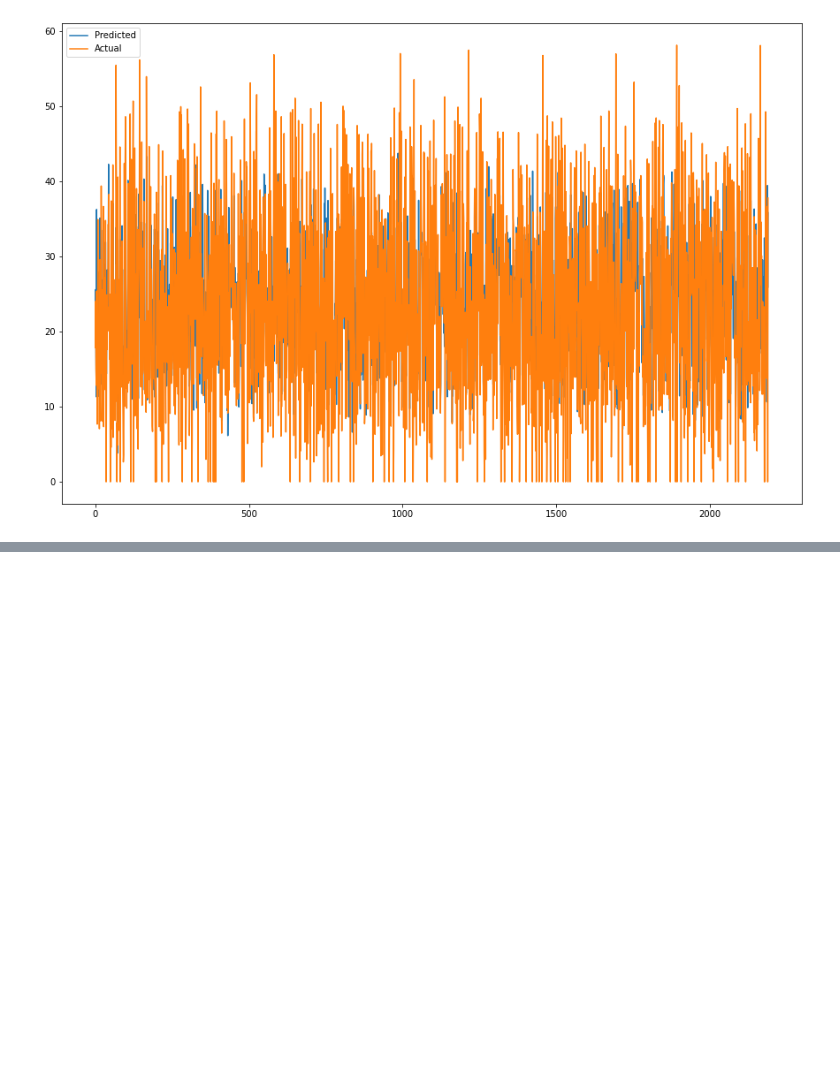
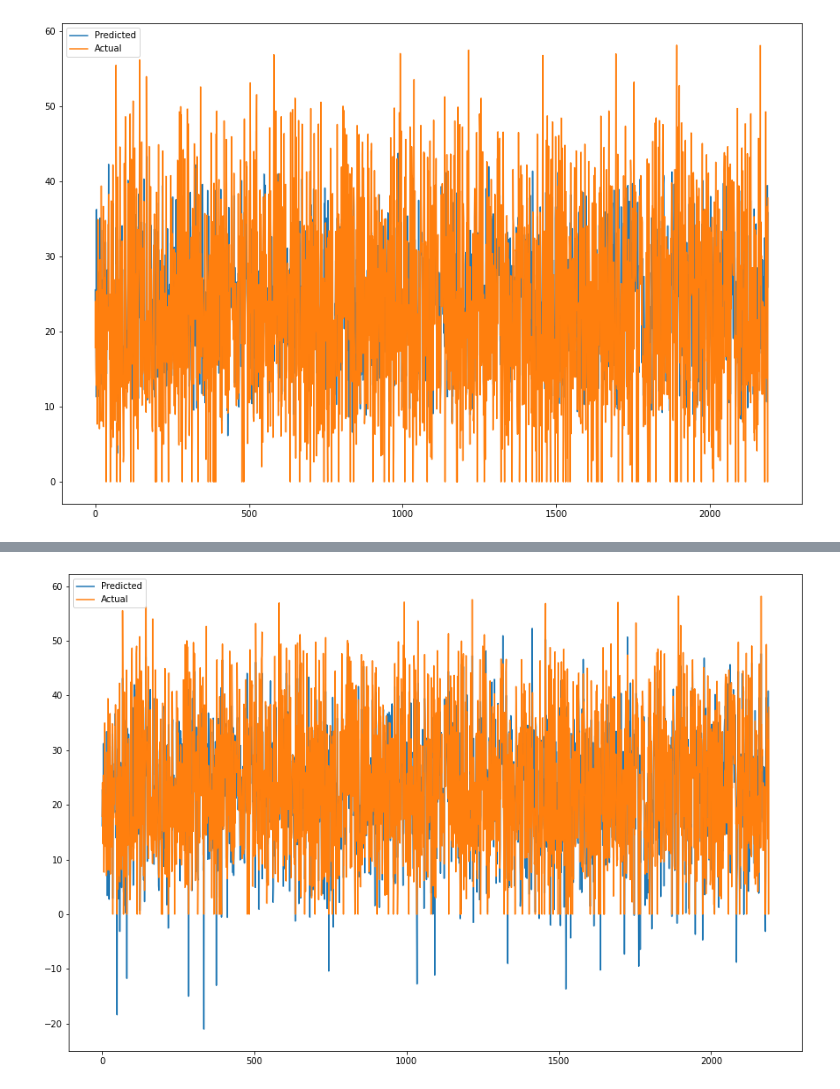
Before and after one commit to roysoni24/Bike-Sharing-Demand-Prediction, a Jupyter notebook: Copy_of_Bike_Sharing_Demand_Prediction_Capstone_Project.ipynb, the cells around one changed output, grey strips where cells are left out. Drawn from its saved outputs; the diff is of its cells as text; code cells hidden in the pictures; blank space fills up the shorter version.

```diff
--- a/Copy_of_Bike_Sharing_Demand_Prediction_Capstone_Project.ipynb
+++ b/Copy_of_Bike_Sharing_Demand_Prediction_Capstone_Project.ipynb
@@ -793,0 +897,9 @@ plt.show()
+# %%
+#Ploting the figure
+plt.figure(figsize=(15,10))
+plt.plot((y_pred_test_ridge))
+plt.plot((np.array(y_test)))
+plt.legend(["Predicted","Actual"])
+plt.show()
+# %% [output]
+[figure, added]
```
Also changed, not shown: parts of 16 cells of this notebook.
